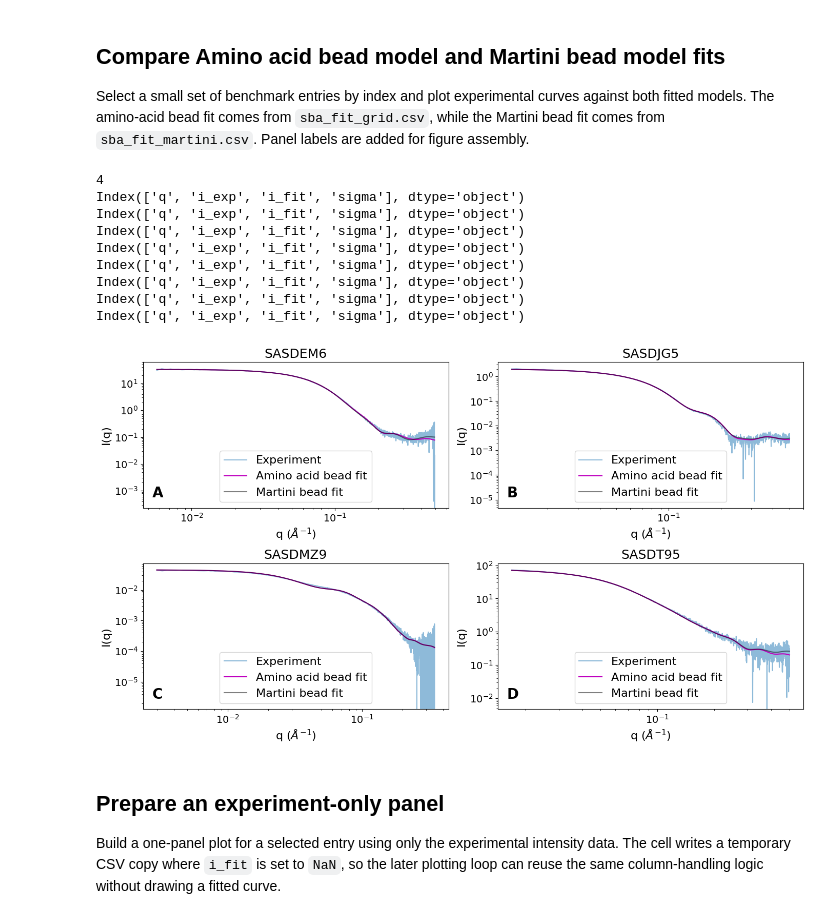
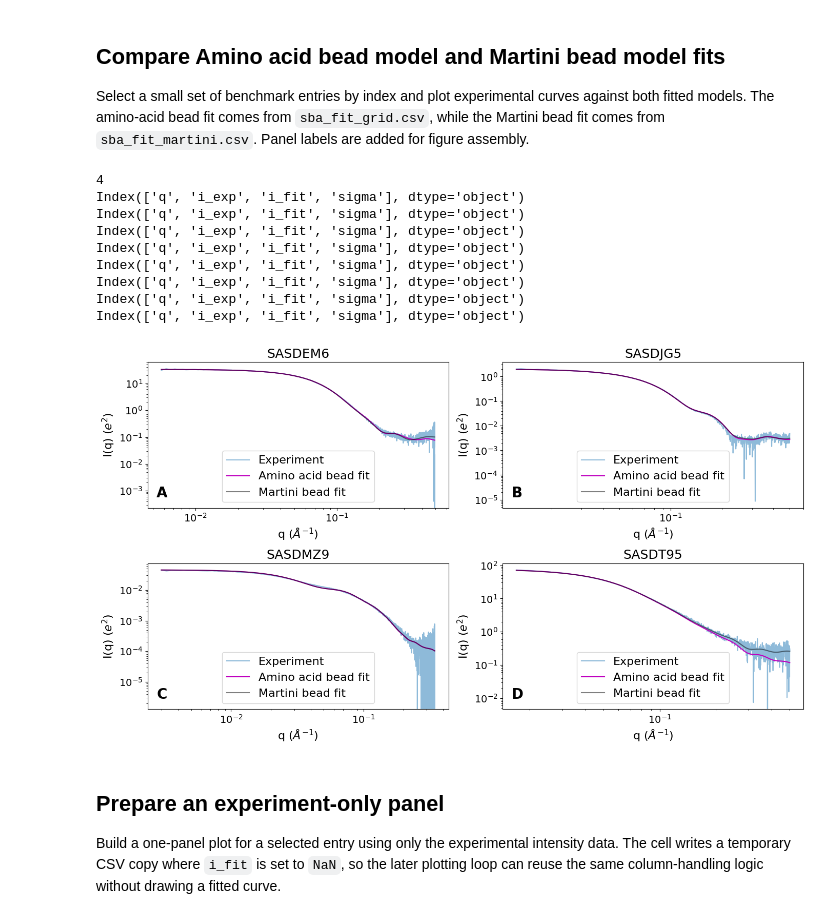
Before and after one commit to mlund/pripps, a Jupyter notebook: pripps-py/examples/plotting_sba_sasbdb.ipynb, the cells around one changed output. Saved outputs shown, nothing was run; the diff lists cells and outputs as text; code cells hidden in the pictures.

```diff
--- a/pripps-py/examples/plotting_sba_sasbdb.ipynb
+++ b/pripps-py/examples/plotting_sba_sasbdb.ipynb
@@ -44,18 +45,14 @@ for ax, csv_path in zip(axes, csv_files):
     # Skip files that do not contain enough numeric data for an x/y plot.
     if num_df.shape[1] < 2:
         ax.set_title(csv_path.parent.name)
-        ax.text(
-            0.5, 0.5, "Not enough numeric columns to plot", ha="center", va="center"
-        )
+        ax.text(0.5, 0.5, "Not enough numeric columns to plot", ha="center", va="center")
         ax.axis("off")
         continue
 
     x = num_df.iloc[:, 0]
 
     # Plot each experimental intensity column, then overlay the fitted curve.
-    for col in num_df.columns[
-        1:-2
-    ]:  # Exclude last two columns, typically i_fit and sigma.
+    for col in num_df.columns[1:-2]:  # Exclude last two columns, typically i_fit and sigma.
         ax.plot(x, num_df[col], label=col)
     ax.plot(x, num_df["i_fit"], label="i_fit", linestyle="--")
 
@@ -67,7 +64,7 @@ for ax, csv_path in zip(axes, csv_files):
     ax.legend(fontsize=8)
 
 # Hide unused subplot slots when the number of files is odd.
-for ax in axes[len(csv_files) :]:
+for ax in axes[len(csv_files):]:
     ax.axis("off")
 
 plt.tight_layout()
@@ -100,7 +97,7 @@ Select a small set of benchmark entries by index and plot experimental curves ag
 base_dir = Path("../../sasbdb_bench/cache")
 
 # Load the two fit types in the same sorted order so index-based selections align.
-csv_files = sorted(base_dir.glob("*/sba_fit_grid.csv"))
+csv_files = sorted(base_dir.glob("*/sba_fit.csv"))
 csv_files_martini = sorted(base_dir.glob("*/sba_fit_martini.csv"))
 
 if not csv_files:
@@ -129,71 +126,60 @@ for ax, csv_path, csv_path_martini in zip(axes, csv_files, csv_files_martini):
 
     if num_df.shape[1] < 2:
         ax.set_title(csv_path.parent.name)
-        ax.text(
-            0.5, 0.5, "Not enough numeric columns to plot", ha="center", va="center"
-        )
+        ax.text(0.5, 0.5, "Not enough numeric columns to plot", ha="center", va="center")
         ax.axis("off")
         continue
 
     x = num_df.iloc[:, 0]
 
     # Draw all experimental intensity columns before adding model fits.
-    for col in num_df.columns[
-        1:-2
-    ]:  # Exclude last two columns, typically i_fit and sigma.
+    for col in num_df.columns[1:-2]:  # Exclude last two columns, typically i_fit and sigma.
         ax.plot(x, num_df[col], label="Experiment", alpha=0.5)
 
     ax.plot(x, num_df["i_fit"], label="Amino acid bead fit", linestyle="-", color="m")
-    ax.plot(
-        x,
-        num_df_martini["i_fit"],
-        label="Martini bead fit",
-        linestyle="-",
-        color="k",
-        alpha=0.5,
-    )
+    ax.plot(x, num_df_martini["i_fit"], label="Martini bead fit", linestyle="-", color="k", alpha=0.5)
 
     ax.set_title(csv_path.parent.name, fontsize=18)
     ax.set_xlabel(r"q ($\AA^{-1}$)", fontsize=16)
-    ax.set_ylabel("I(q)", fontsize=16)
+    ax.set_ylabel(r"I(q) ($e^2$)", fontsize=16)
     # ax.grid(True, alpha=0.3)
     ax.set_yscale("log")
     ax.set_xscale("log")
     ax.tick_params(axis="both", which="major", labelsize=14)
     ax.legend(fontsize=16, loc="lower center")
 
-for ax in axes[len(csv_files) :]:
+for ax in axes[len(csv_files):]:
     ax.axis("off")
 
 # Add stable panel labels for downstream figure references.
 panel_labels = ["A", "B", "C", "D"]
-for i, ax in enumerate(axes[: len(csv_files)]):
+for i, ax in enumerate(axes[:len(csv_files)]):
     label = panel_labels[i] if i < len(panel_labels) else chr(ord("A") + i)
     ax.text(
         0.03,
         0.05,
         label,
         transform=ax.transAxes,
         fontsize=20,
         fontweight="bold",
         ha="left",
         va="bottom",
     )
 
 plt.tight_layout()
 plt.savefig(base_dir / "sba_fits_grid.pdf")
 plt.show()
 # %% [output]
 4
 Index(['q', 'i_exp', 'i_fit', 'sigma'], dtype='object')
 Index(['q', 'i_exp', 'i_fit', 'sigma'], dtype='object')
 Index(['q', 'i_exp', 'i_fit', 'sigma'], dtype='object')
 Index(['q', 'i_exp', 'i_fit', 'sigma'], dtype='object')
 Index(['q', 'i_exp', 'i_fit', 'sigma'], dtype='object')
 Index(['q', 'i_exp', 'i_fit', 'sigma'], dtype='object')
 Index(['q', 'i_exp', 'i_fit', 'sigma'], dtype='object')
 Index(['q', 'i_exp', 'i_fit', 'sigma'], dtype='object')
-[figure, old version]
+[figure, new version]
 # %% [markdown]
 ## Prepare an experiment-only panel
 
```
Also changed, not shown: parts of 9 cells of this notebook, 13 other files.
